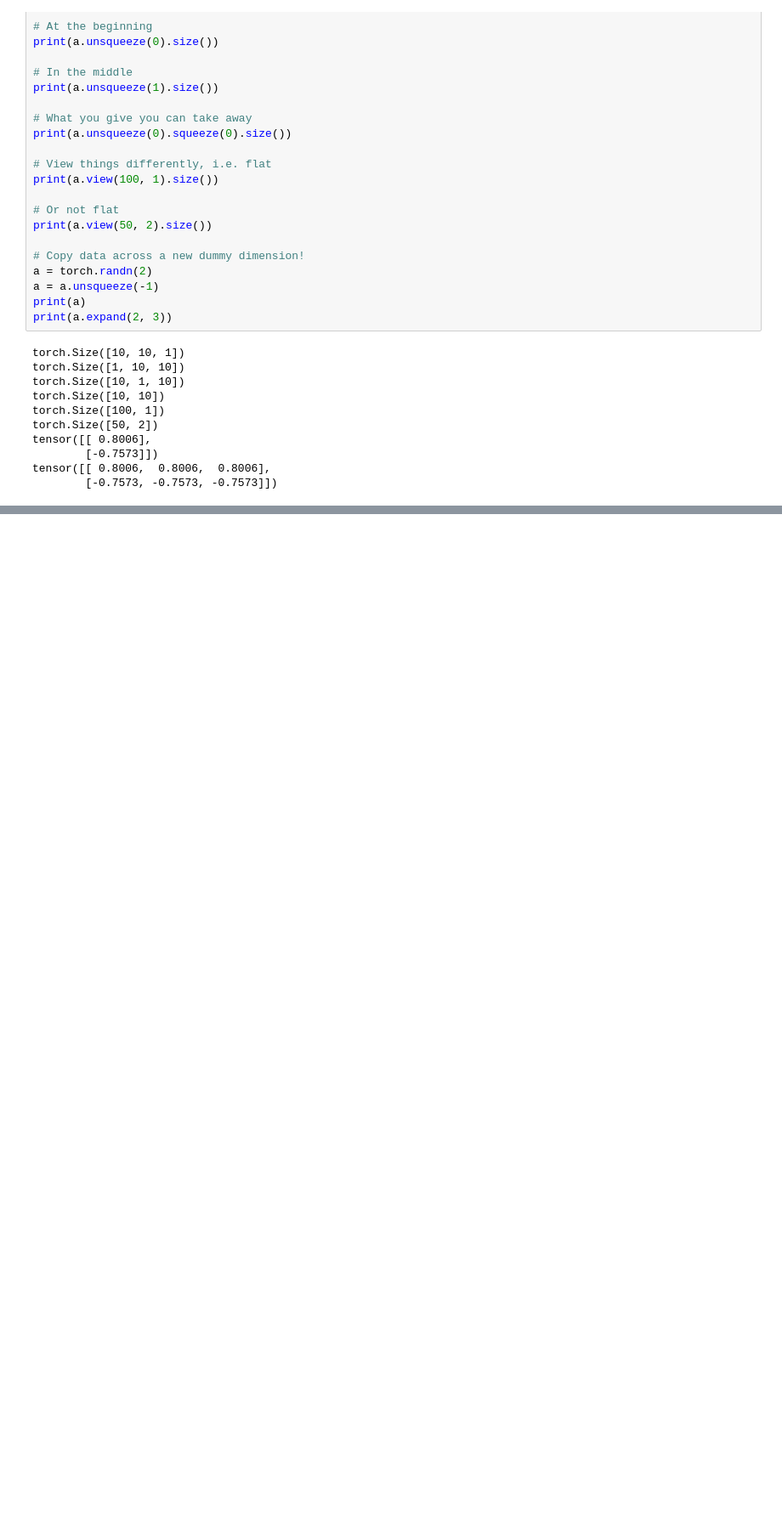
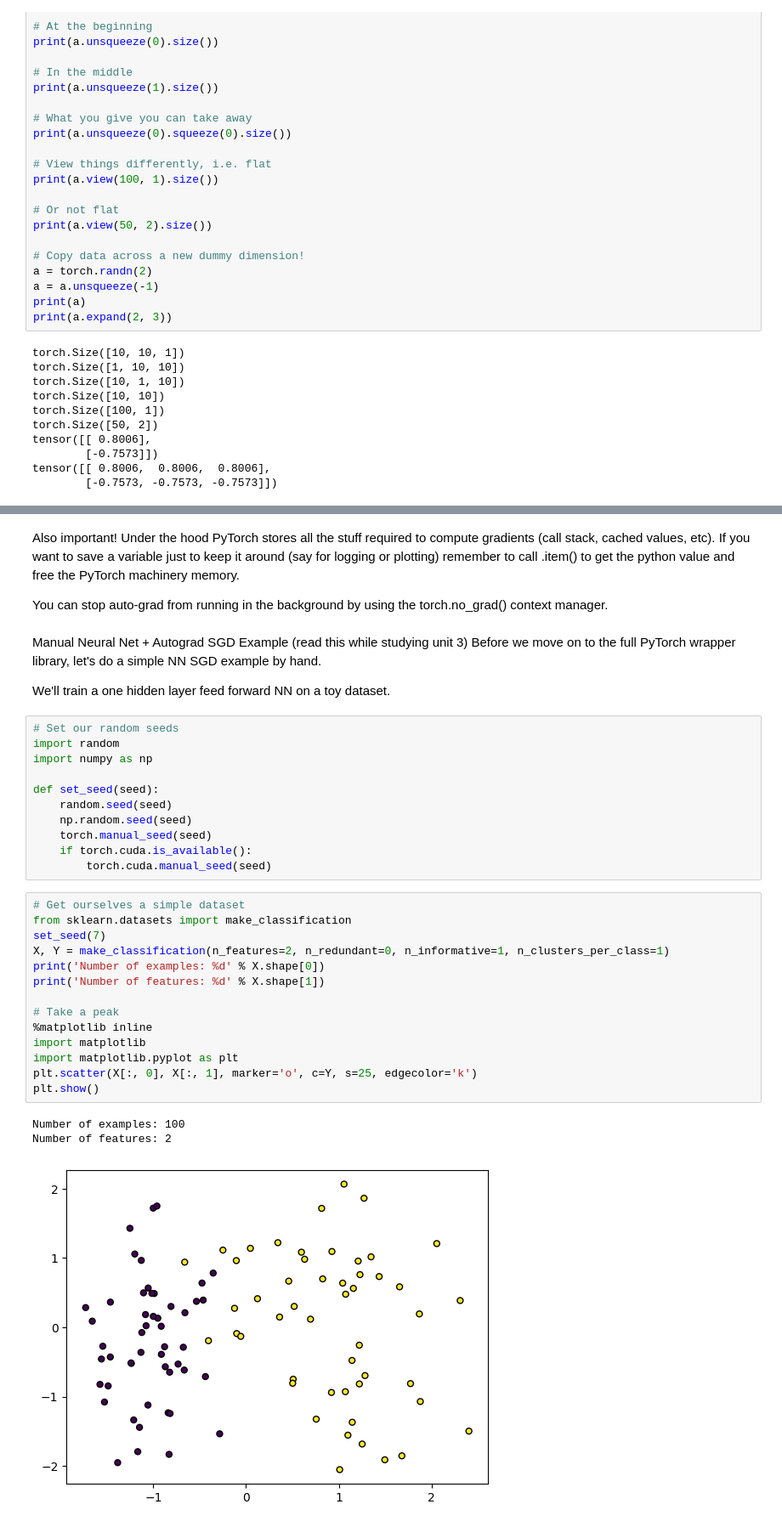
Before and after one commit to Youssra1999/ML_Projects, a Jupyter notebook: ML_Tutorials.ipynb, the cells around one changed output, grey strips where cells are left out. Shown at 85% size. Cells and saved outputs as stored; diff of their text form; blank space fills up the shorter version.

```diff
--- a/ML_Tutorials.ipynb
+++ b/ML_Tutorials.ipynb
@@ -712,0 +827,38 @@ tensor([[ 0.8006,  0.8006,  0.8006],
+# %% [markdown]
+Also important! Under the hood PyTorch stores all the stuff required to compute gradients (call stack, cached values, etc). If you want to save a variable just to keep it around (say for logging or plotting) remember to call .item() to get the python value and free the PyTorch machinery memory.
+
+You can stop auto-grad from running in the background by using the torch.no_grad() context manager.
+# %% [markdown]
+Manual Neural Net + Autograd SGD Example (read this while studying unit 3)
+Before we move on to the full PyTorch wrapper library, let's do a simple NN SGD example by hand.
+
+We'll train a one hidden layer feed forward NN on a toy dataset.
+# %%
+# Set our random seeds
+import random
+import numpy as np
+
+def set_seed(seed):
+    random.seed(seed)
+    np.random.seed(seed)
+    torch.manual_seed(seed)
+    if torch.cuda.is_available():
+        torch.cuda.manual_seed(seed)
+# %%
+# Get ourselves a simple dataset
+from sklearn.datasets import make_classification
+set_seed(7)
+X, Y = make_classification(n_features=2, n_redundant=0, n_informative=1, n_clusters_per_class=1)
+print('Number of examples: %d' % X.shape[0])
+print('Number of features: %d' % X.shape[1])
+
+# Take a peak
+%matplotlib inline
+import matplotlib
+import matplotlib.pyplot as plt
+plt.scatter(X[:, 0], X[:, 1], marker='o', c=Y, s=25, edgecolor='k')
+plt.show()
+# %% [output]
+Number of examples: 100
+Number of features: 2
+[figure, added]
```
Also changed, not shown: parts of 35 cells of this notebook.
